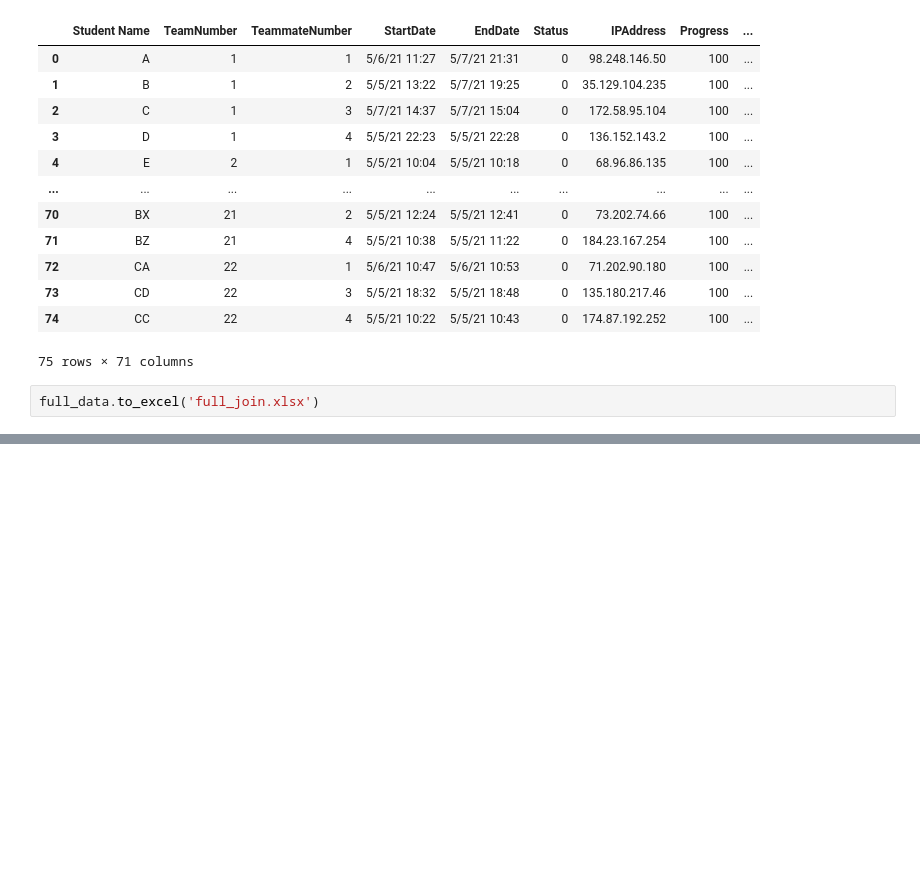
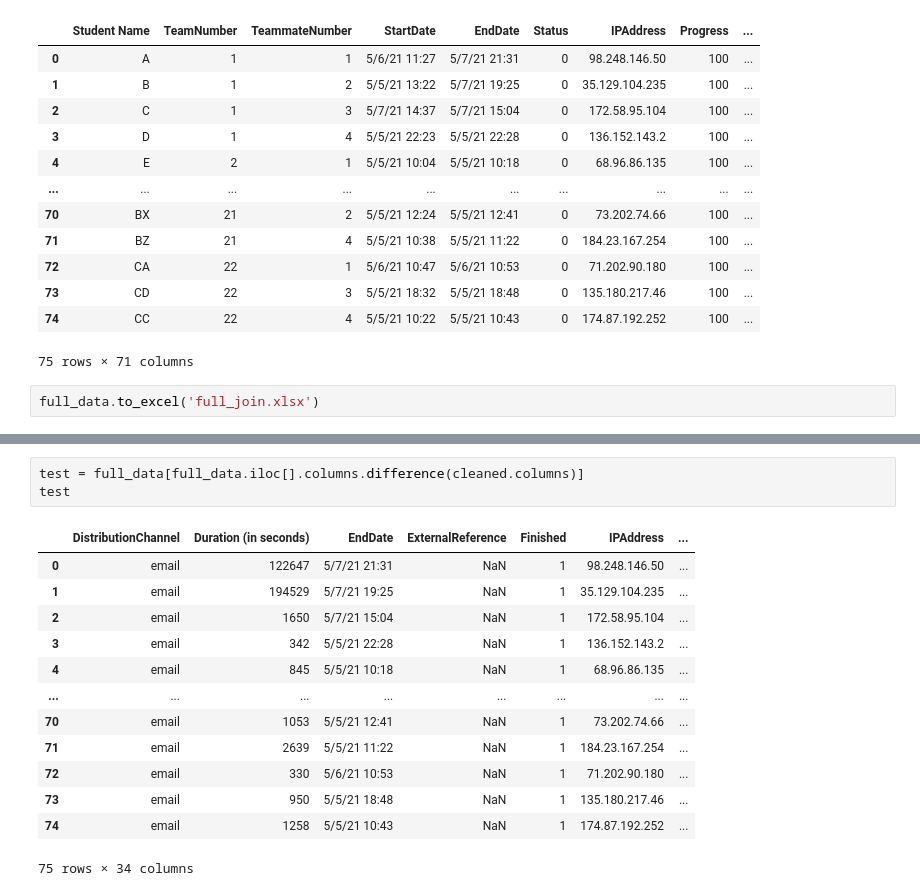
Before and after one commit to PaulDTP/haas, a Jupyter notebook: eda.ipynb, the cells around one changed output, grey strips where cells are left out. Saved outputs shown, nothing was run; the diff lists cells and outputs as text; blank space fills up the shorter version.

```diff
--- a/eda.ipynb
+++ b/eda.ipynb
@@ -111,0 +176,17 @@ full_data.to_excel('full_join.xlsx')
+# %%
+test = full_data[full_data.iloc[].columns.difference(cleaned.columns)]
+test
+# %% [output]
+|  | DistributionChannel | Duration (in seconds) | EndDate | ExternalReference | Finished | IPAddress | ... |
+| 0 | email | 122647 | 5/7/21 21:31 | NaN | 1 | 98.248.146.50 | ... |
+| 1 | email | 194529 | 5/7/21 19:25 | NaN | 1 | 35.129.104.235 | ... |
+| 2 | email | 1650 | 5/7/21 15:04 | NaN | 1 | 172.58.95.104 | ... |
+| 3 | email | 342 | 5/5/21 22:28 | NaN | 1 | 136.152.143.2 | ... |
+| 4 | email | 845 | 5/5/21 10:18 | NaN | 1 | 68.96.86.135 | ... |
+| ... | ... | ... | ... | ... | ... | ... | ... |
+| 70 | email | 1053 | 5/5/21 12:41 | NaN | 1 | 73.202.74.66 | ... |
+| 71 | email | 2639 | 5/5/21 11:22 | NaN | 1 | 184.23.167.254 | ... |
+| 72 | email | 330 | 5/6/21 10:53 | NaN | 1 | 71.202.90.180 | ... |
+| 73 | email | 950 | 5/5/21 18:48 | NaN | 1 | 135.180.217.46 | ... |
+| 74 | email | 1258 | 5/5/21 10:43 | NaN | 1 | 174.87.192.252 | ... |
+75 rows × 34 columns
```
Also changed, not shown: parts of 5 cells of this notebook.
